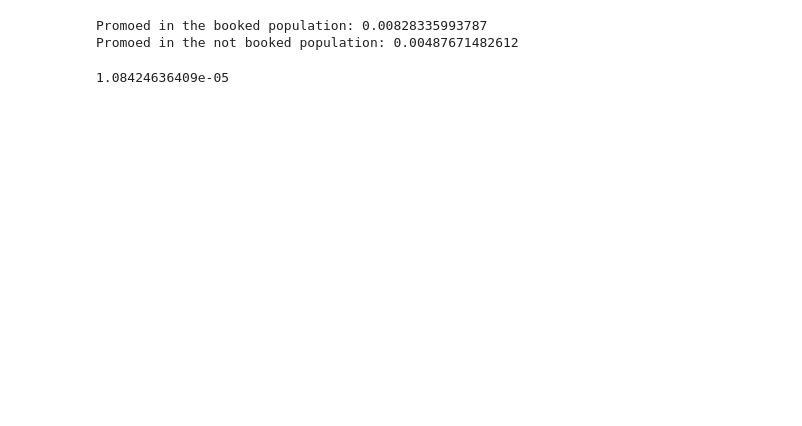
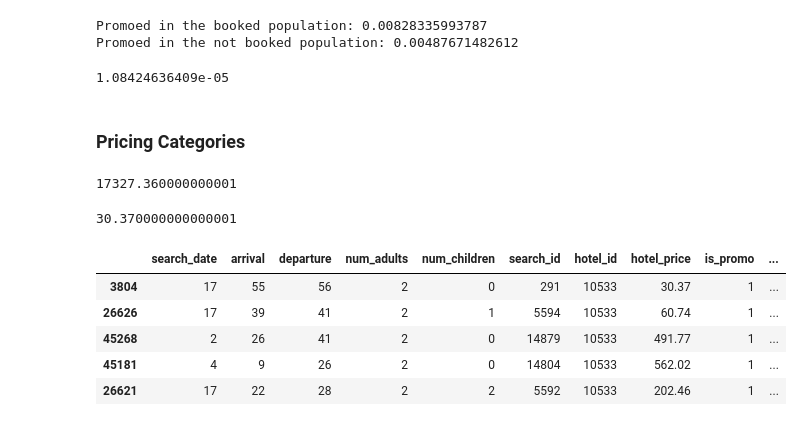
Before and after one commit to Upsidealien/Hotel-Case-Study, a Jupyter notebook: Presentation_1.ipynb, the cells around one changed output. Saved outputs shown, nothing was run; the diff lists cells and outputs as text; code cells hidden in the pictures; blank space fills up the shorter version.

Commit message:
pricing categories

```diff
--- a/Presentation_1.ipynb
+++ b/Presentation_1.ipynb
@@ -240,3 +240,22 @@ chi2, p, dof, expected = stats.chi2_contingency(obs)
 print str(p)
 # %% [output]
 1.08424636409e-05
+# %% [markdown]
+### Pricing Categories
+# %%
+df['price_per_night'].max()
+# %% [output]
+17327.360000000001
+# %%
+df['price_per_night'].min()
+# %% [output]
+30.370000000000001
+# %%
+df.sort_values('price_per_night').head()
+# %% [output]
+|  | search_date | arrival | departure | num_adults | num_children | search_id | hotel_id | hotel_price | is_promo | ... |
+| 3804 | 17 | 55 | 56 | 2 | 0 | 291 | 10533 | 30.37 | 1 | ... |
+| 26626 | 17 | 39 | 41 | 2 | 1 | 5594 | 10533 | 60.74 | 1 | ... |
+| 45268 | 2 | 26 | 41 | 2 | 0 | 14879 | 10533 | 491.77 | 1 | ... |
+| 45181 | 4 | 9 | 26 | 2 | 0 | 14804 | 10533 | 562.02 | 1 | ... |
+| 26621 | 17 | 22 | 28 | 2 | 2 | 5592 | 10533 | 202.46 | 1 | ... |
```
Also changed, not shown: parts of 10 cells of this notebook, 2 other files.
